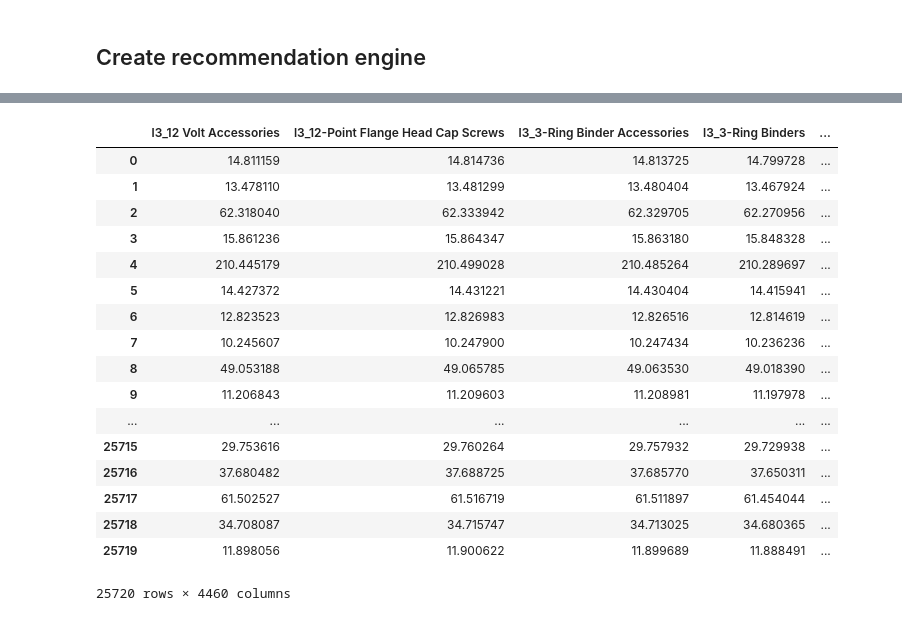
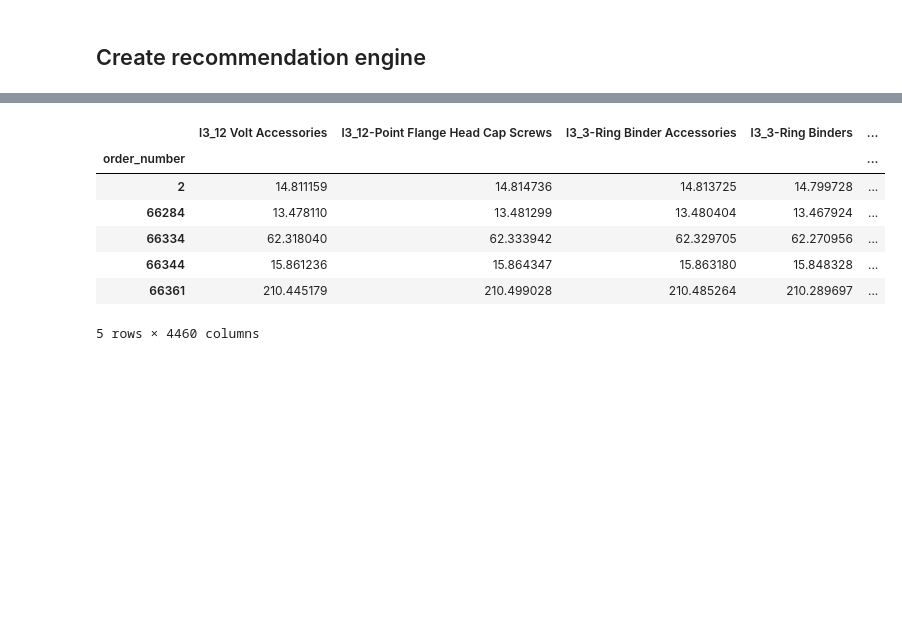
Before and after one commit to deejayrusso/E-Commerce-Recommendations, a Jupyter notebook: E-Commerce Recommendation Notebook.ipynb, the cells around one changed output, grey strips where cells are left out. Saved outputs shown, nothing was run; the diff lists cells and outputs as text; code cells hidden in the pictures; blank space fills up the shorter version.

Commit message:
Order_numbers moved to index to use as 'users'

```diff
--- a/E-Commerce Recommendation Notebook.ipynb
+++ b/E-Commerce Recommendation Notebook.ipynb
@@ -310,7 +310,7 @@ allTransaction.head()
 5 rows × 4461 columns
 # %%
 # Drop order numbers so they are not included in recommendations
-allTransaction.drop('order_number', axis=1, inplace=True)
+allTransaction = allTransaction.set_index('order_number')
 allTransaction.head()
 # %% [output]
 |  | l3_12 Volt Accessories | l3_12-Point Flange Head Cap Screws | l3_3-Ring Binder Accessories | l3_3-Ring Binders | ... |
@@ -375,23 +356,13 @@ jac_similarity_matrix
 # Score "users" using dot porduct of
 user_score = allTransaction[allTransaction.columns].dot(jac_similarity_matrix)
 # %%
-user_score
+user_score.head()
 # %% [output]
 |  | l3_12 Volt Accessories | l3_12-Point Flange Head Cap Screws | l3_3-Ring Binder Accessories | l3_3-Ring Binders | ... |
-| 0 | 14.811159 | 14.814736 | 14.813725 | 14.799728 | ... |
-| 1 | 13.478110 | 13.481299 | 13.480404 | 13.467924 | ... |
-| 2 | 62.318040 | 62.333942 | 62.329705 | 62.270956 | ... |
-| 3 | 15.861236 | 15.864347 | 15.863180 | 15.848328 | ... |
-| 4 | 210.445179 | 210.499028 | 210.485264 | 210.289697 | ... |
-| 5 | 14.427372 | 14.431221 | 14.430404 | 14.415941 | ... |
-| 6 | 12.823523 | 12.826983 | 12.826516 | 12.814619 | ... |
-| 7 | 10.245607 | 10.247900 | 10.247434 | 10.236236 | ... |
-| 8 | 49.053188 | 49.065785 | 49.063530 | 49.018390 | ... |
-| 9 | 11.206843 | 11.209603 | 11.208981 | 11.197978 | ... |
-| ... | ... | ... | ... | ... | ... |
-| 25715 | 29.753616 | 29.760264 | 29.757932 | 29.729938 | ... |
-| 25716 | 37.680482 | 37.688725 | 37.685770 | 37.650311 | ... |
-| 25717 | 61.502527 | 61.516719 | 61.511897 | 61.454044 | ... |
-| 25718 | 34.708087 | 34.715747 | 34.713025 | 34.680365 | ... |
-| 25719 | 11.898056 | 11.900622 | 11.899689 | 11.888491 | ... |
+| order_number |  |  |  |  | ... |
+| 2 | 14.811159 | 14.814736 | 14.813725 | 14.799728 | ... |
+| 66284 | 13.478110 | 13.481299 | 13.480404 | 13.467924 | ... |
+| 66334 | 62.318040 | 62.333942 | 62.329705 | 62.270956 | ... |
+| 66344 | 15.861236 | 15.864347 | 15.863180 | 15.848328 | ... |
+| 66361 | 210.445179 | 210.499028 | 210.485264 | 210.289697 | ... |
-25720 rows × 4460 columns
+5 rows × 4460 columns
```
Also changed, not shown: parts of 5 cells of this notebook.
